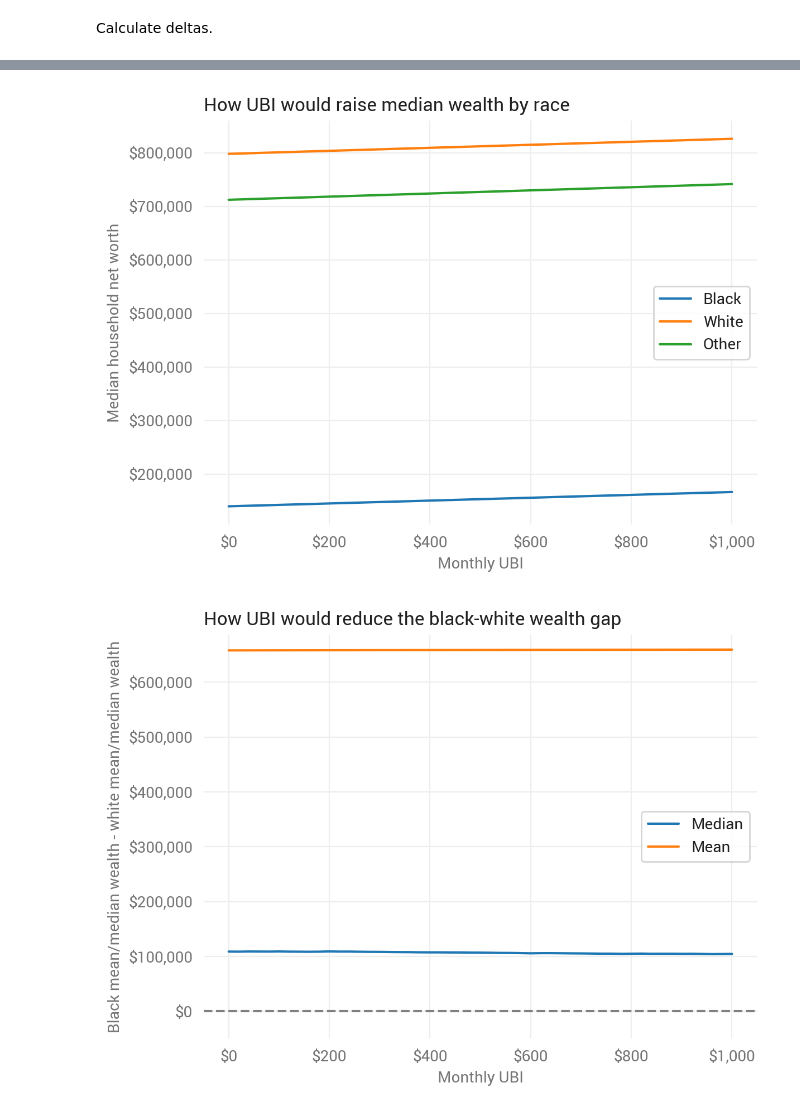
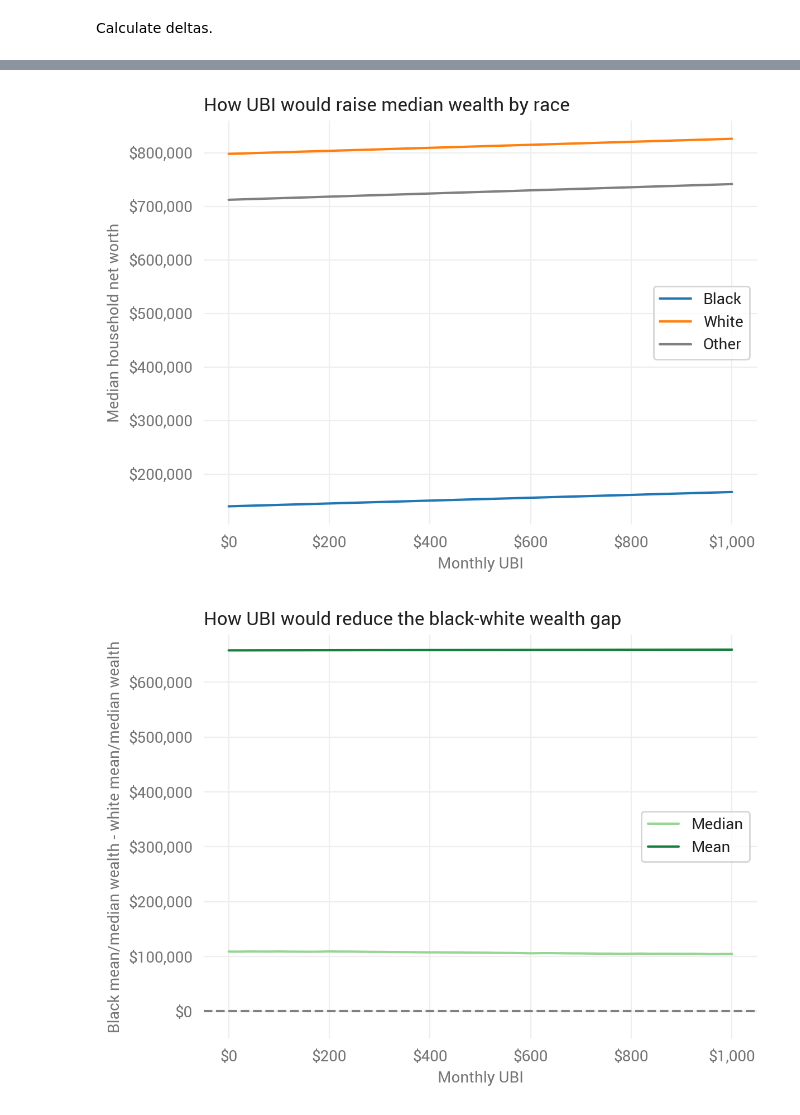
Before and after one commit to UBICenter/black_ubi, a Jupyter notebook: black_ubi_wealth.ipynb, the cells around one changed output, grey strips where cells are left out. Cells and saved outputs as stored; diff of their text form; code cells hidden in the pictures.

Commit message:
Improve chart colors

```diff
--- a/black_ubi_wealth.ipynb
+++ b/black_ubi_wealth.ipynb
@@ -104,5 +107,6 @@ plt.show()
 # %%
-ax = ubi.plot(x='ubi_pm', y=['black_mean', 'white_mean', 'other_mean'])
+ax = ubi.plot(x='ubi_pm', y=['black_mean', 'white_mean', 'other_mean'],
+              color=[None, None, 'gray'])
 plt.title('How UBI would raise median wealth by race', loc='left')
 plt.legend(['Black', 'White', 'Other'])
 plt.xlabel('Monthly UBI')
@@ -111,20 +115,23 @@ plt.ylabel('Median household net worth')
 ax.yaxis.set_major_formatter(mdf.dollar_format())
 plt.show()
 # %% [output]
-[figure, old version]
+[figure, new version]
+# %%
+greens = plt.get_cmap('Greens')
 # %%
 ax = ubi.plot(x='ubi_pm',
-              y=['white_minus_black_median', 'white_minus_black_mean'])
+              y=['white_minus_black_median', 'white_minus_black_mean'],
+              color=[greens(0.4), greens(0.8)])
 plt.title('How UBI would reduce the black-white wealth gap', loc='left')
 plt.legend(['Median', 'Mean'])
 plt.xlabel('Monthly UBI')
 plt.ylim(-50000, None)
 plt.axhline(0, c='gray', ls='--')
 ax.xaxis.set_major_formatter(mdf.dollar_format())
 plt.ylabel('Black mean/median wealth - white mean/median wealth')
 ax.yaxis.set_major_formatter(mdf.dollar_format())
 plt.show()
 # %% [output]
-[figure, old version]
+[figure, new version]
 # %%
 ax = ubi.plot(x='ubi_pm',
```
Also changed, not shown: parts of 4 cells of this notebook, 1 other file.
